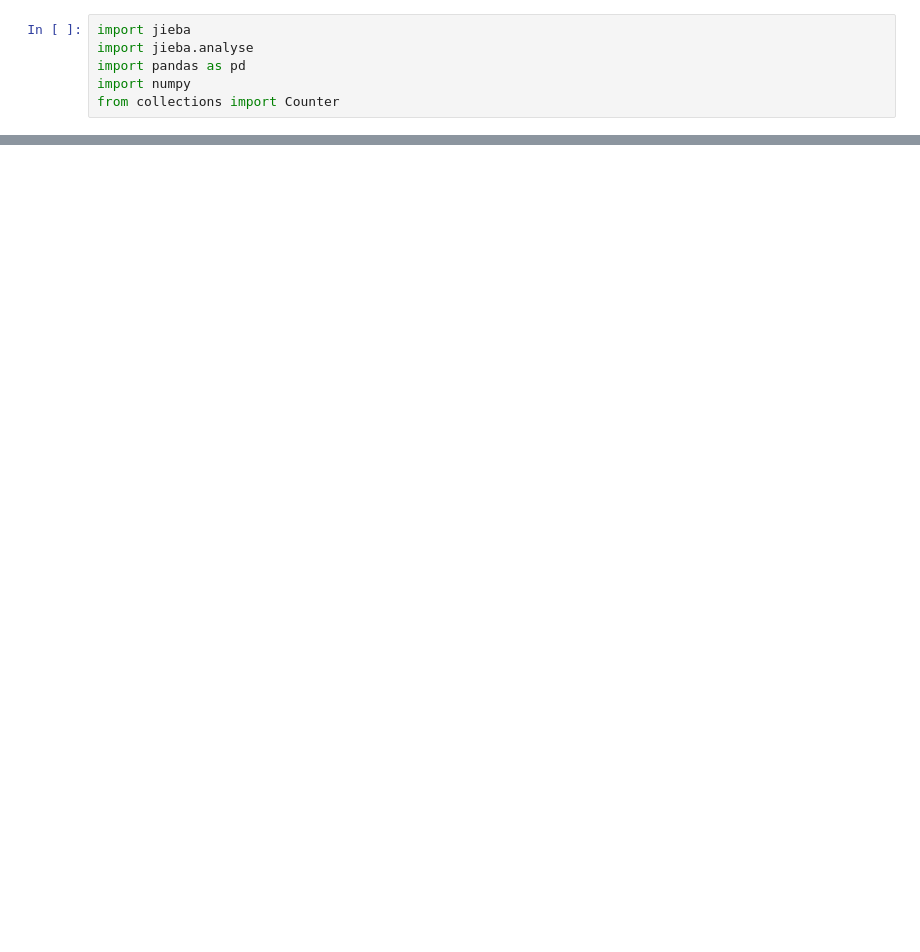
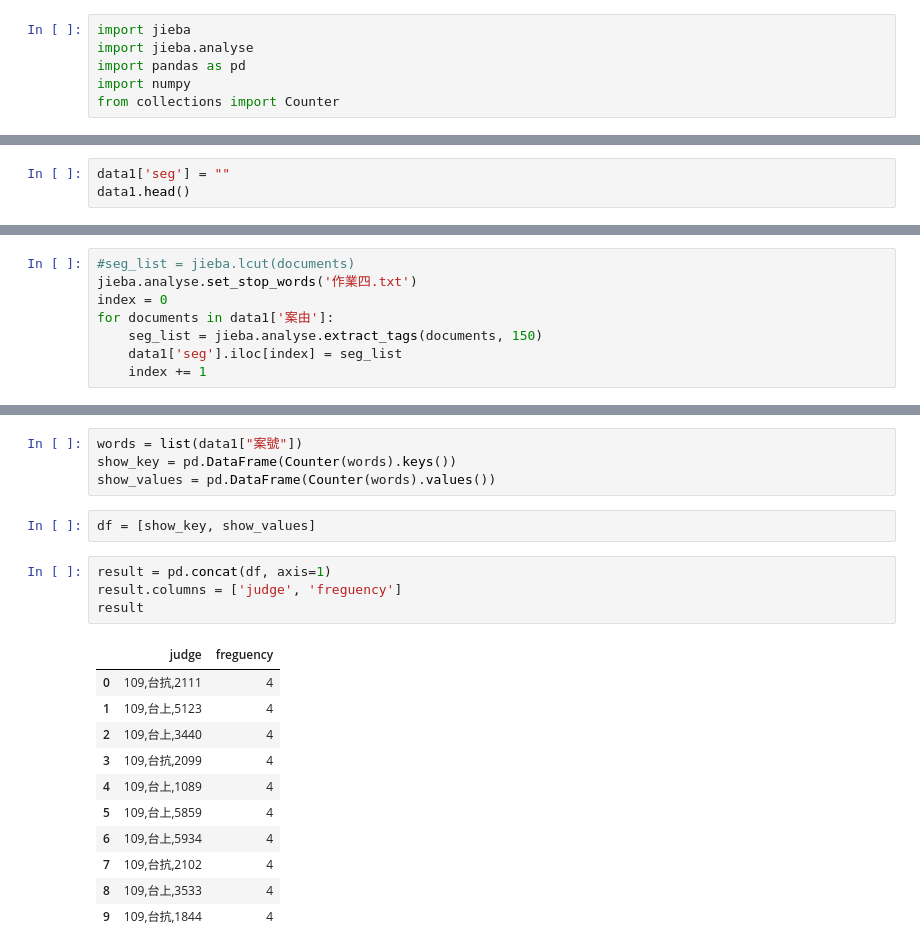
Before and after one commit to awchu0323/PL, a Jupyter notebook: 作業4/作業4.ipynb, the cells around one changed output, grey strips where cells are left out. Cells and saved outputs as stored; diff of their text form; blank space fills up the shorter version.

```diff
--- a/作業4/作業4.ipynb
+++ b/作業4/作業4.ipynb
@@ -11,0 +43,3 @@ FileNotFoundError: [Errno 2] No such file or directory: '違反道路交通管
+# %%
+data1['seg'] = ""
+data1.head()
@@ -11,0 +53,8 @@ FileNotFoundError: [Errno 2] No such file or directory: '違反道路交通管
+# %%
+#seg_list = jieba.lcut(documents)
+jieba.analyse.set_stop_words('作業四.txt')
+index = 0
+for documents in data1['案由']:
+    seg_list = jieba.analyse.extract_tags(documents, 150)
+    data1['seg'].iloc[index] = seg_list
+    index += 1
@@ -11,0 +86,22 @@ FileNotFoundError: [Errno 2] No such file or directory: '違反道路交通管
+# %%
+words = list(data1["案號"])
+show_key = pd.DataFrame(Counter(words).keys())
+show_values = pd.DataFrame(Counter(words).values())
+# %%
+df = [show_key, show_values]
+# %%
+result = pd.concat(df, axis=1)
+result.columns = ['judge', 'freguency']
+result
+# %% [output]
+|  | judge | freguency |
+| 0 | 109,台抗,2111 | 4 |
+| 1 | 109,台上,5123 | 4 |
+| 2 | 109,台上,3440 | 4 |
+| 3 | 109,台抗,2099 | 4 |
+| 4 | 109,台上,1089 | 4 |
+| 5 | 109,台上,5859 | 4 |
+| 6 | 109,台上,5934 | 4 |
+| 7 | 109,台抗,2102 | 4 |
+| 8 | 109,台上,3533 | 4 |
+| 9 | 109,台抗,1844 | 4 |
```
Also changed, not shown: parts of 6 cells of this notebook.
